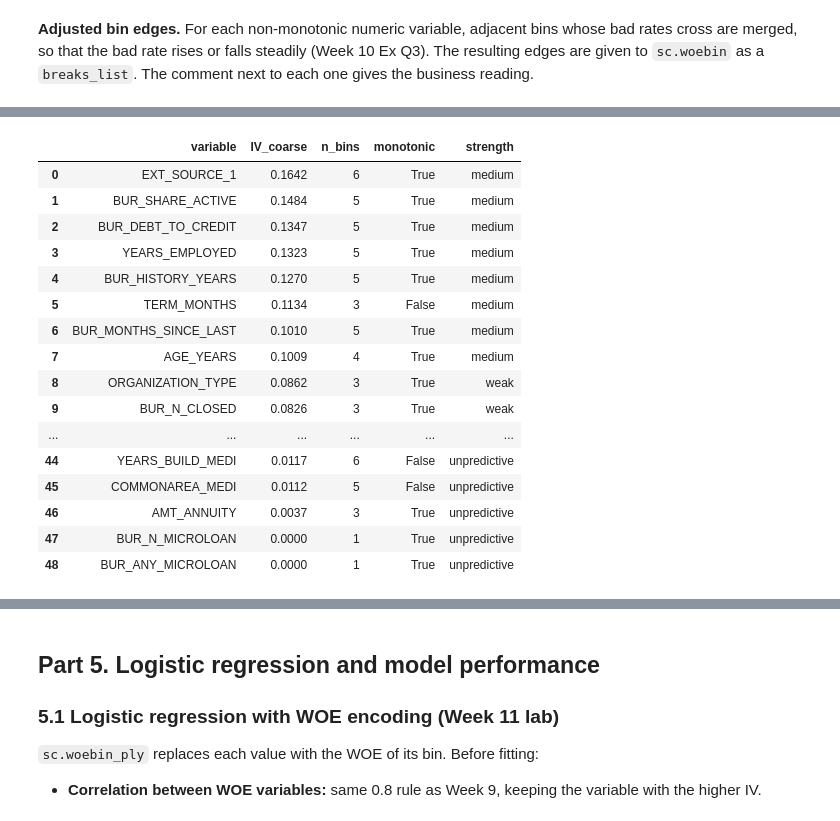
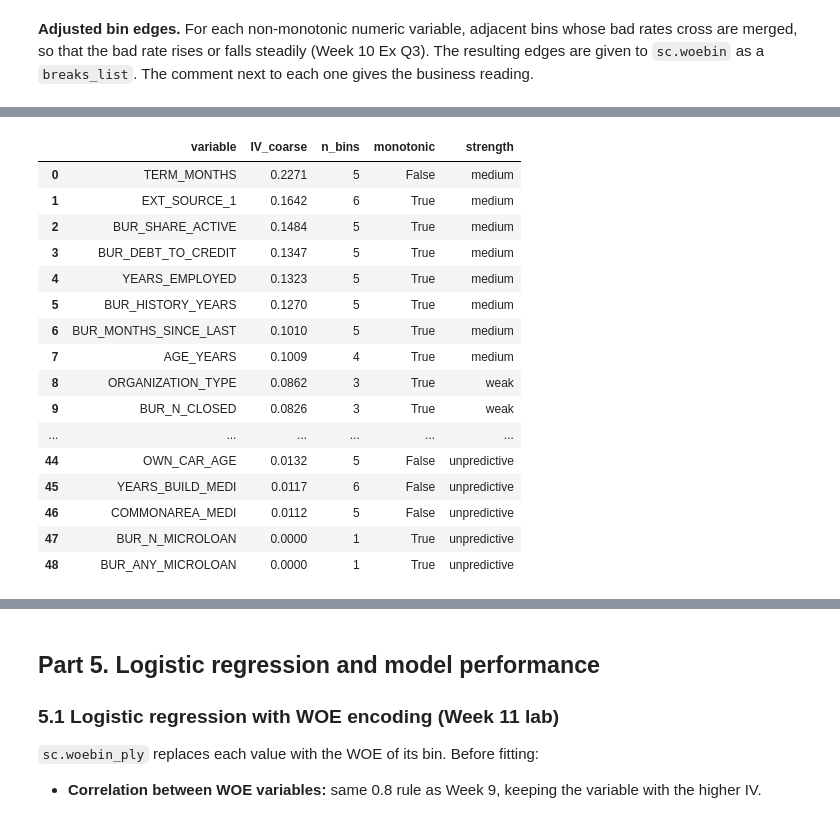
Before and after one commit to AmateurMadman/is453-group7-credit-scorecard, a Jupyter notebook: IS453_G7_Scorecard_Combined.ipynb, the cells around one changed output, grey strips where cells are left out. Saved outputs shown, nothing was run; the diff lists cells and outputs as text; code cells hidden in the pictures.

```diff
--- a/IS453_G7_Scorecard_Combined.ipynb
+++ b/IS453_G7_Scorecard_Combined.ipynb
@@ -832,8 +832,11 @@ for v in auto_summary.query('~monotonic and numeric')['variable']:
 that the bad rate rises or falls steadily (Week 10 Ex Q3). The resulting edges are given to `sc.woebin` as a `breaks_list`.
 The comment next to each one gives the business reading.
 # %%
+# UPDATED — Automatic binning is now the FINAL modelling approach.
+# Both sets of bins are learned from TRAINING data only.
+
+# Retain manually adjusted bins for comparison and audit purposes.
 breaks_adj = {
-    # Candidate manual breaks; verify against the new training population.
     'CREDIT_TO_GOODS':              [1.14, 1.25],
     'AMT_CREDIT':                   [110000, 180000],
     'AMT_ANNUITY':                  [13000, 16000],
@@ -844,17 +847,64 @@ breaks_adj = {
 }
 
 declared_breaks_adj = breaks_adj.copy()
-breaks_adj = {k: v for k, v in declared_breaks_adj.items() if k in screened}
-print('Applied manual bin breaks:', list(breaks_adj))
-print('Skipped (not IV-screened in this run):', sorted(set(declared_breaks_adj) - set(breaks_adj)))
-bins = sc.woebin(train[screened + ['TARGET']], y='TARGET', breaks_list=breaks_adj) if breaks_adj else bins_auto
 
-coarse_summary = pd.DataFrame([dict(variable=k, IV_coarse=v['total_iv'].iloc[0], n_bins=len(v), monotonic=is_monotonic(v))
-                               for k, v in bins.items()]).sort_values('IV_coarse', ascending=False).reset_index(drop=True)
-coarse_summary['strength'] = coarse_summary['IV_coarse'].map(iv_strength)
-print('still not monotonic:', coarse_summary.query('~monotonic')['variable'].tolist())
+breaks_adj = {
+    k: v for k, v in declared_breaks_adj.items()
+    if k in screened
+}
 
-coarse_kept = coarse_summary.loc[coarse_summary['IV_coarse'] >= 0.02, 'variable'].tolist()
-print(f'{len(coarse_kept)} variables with coarse IV >= 0.02')
-coarse_summary.round(4)
+# Comparison model only — NOT the final scorecard.
+bins_adjusted = (
+    sc.woebin(
+        train[screened + ['TARGET']],
+        y='TARGET',
+        breaks_list=breaks_adj
+    )
+    if breaks_adj else bins_auto
+)
+
+# FINAL MODEL: use automatic bins.
+bins = bins_auto
+
+print('FINAL BINNING METHOD: AUTOMATIC')
+print('Manual adjustments retained only for model comparison.')
+
+# Recalculate coarse-class IV using AUTOMATIC bins.
+coarse_summary = pd.DataFrame([
+    dict(
+        variable=k,
+        IV_coarse=v['total_iv'].iloc[0],
+        n_bins=len(v),
+        monotonic=is_monotonic(v)
+    )
+    for k, v in bins.items()
+]).sort_values(
+    'IV_coarse',
+    ascending=False
+).reset_index(drop=True)
+
+coarse_summary['strength'] = (
+    coarse_summary['IV_coarse'].map(iv_strength)
+)
+
+print(
+    'Non-monotonic automatic variables:',
+    coarse_summary.query('~monotonic')['variable'].tolist()
+)
+
+# Variable screening is now based on AUTOMATIC-bin IV.
+coarse_kept = coarse_summary.loc[
+    coarse_summary['IV_coarse'] >= 0.02,
+    'variable'
+].tolist()
+
+print(
+    f'{len(coarse_kept)} variables with automatic-bin '
+    'coarse IV >= 0.02'
+)
+
+assert bins is bins_auto
+assert set(coarse_kept).issubset(set(bins_auto))
+
+display(coarse_summary.round(4))
 # %% [output]
@@ -866,18 +916,18 @@ still not monotonic: ['TERM_MONTHS', 'BUR_MEAN_CREDIT', 'BUR_N_CREDIT_TYPES', 'B
 |  | variable | IV_coarse | n_bins | monotonic | strength |
-| 0 | EXT_SOURCE_1 | 0.1642 | 6 | True | medium |
-| 1 | BUR_SHARE_ACTIVE | 0.1484 | 5 | True | medium |
-| 2 | BUR_DEBT_TO_CREDIT | 0.1347 | 5 | True | medium |
-| 3 | YEARS_EMPLOYED | 0.1323 | 5 | True | medium |
-| 4 | BUR_HISTORY_YEARS | 0.1270 | 5 | True | medium |
-| 5 | TERM_MONTHS | 0.1134 | 3 | False | medium |
+| 0 | TERM_MONTHS | 0.2271 | 5 | False | medium |
+| 1 | EXT_SOURCE_1 | 0.1642 | 6 | True | medium |
+| 2 | BUR_SHARE_ACTIVE | 0.1484 | 5 | True | medium |
+| 3 | BUR_DEBT_TO_CREDIT | 0.1347 | 5 | True | medium |
+| 4 | YEARS_EMPLOYED | 0.1323 | 5 | True | medium |
+| 5 | BUR_HISTORY_YEARS | 0.1270 | 5 | True | medium |
 | 6 | BUR_MONTHS_SINCE_LAST | 0.1010 | 5 | True | medium |
 | 7 | AGE_YEARS | 0.1009 | 4 | True | medium |
 | 8 | ORGANIZATION_TYPE | 0.0862 | 3 | True | weak |
 | 9 | BUR_N_CLOSED | 0.0826 | 3 | True | weak |
 | ... | ... | ... | ... | ... | ... |
-| 44 | YEARS_BUILD_MEDI | 0.0117 | 6 | False | unpredictive |
-| 45 | COMMONAREA_MEDI | 0.0112 | 5 | False | unpredictive |
-| 46 | AMT_ANNUITY | 0.0037 | 3 | True | unpredictive |
+| 44 | OWN_CAR_AGE | 0.0132 | 5 | False | unpredictive |
+| 45 | YEARS_BUILD_MEDI | 0.0117 | 6 | False | unpredictive |
+| 46 | COMMONAREA_MEDI | 0.0112 | 5 | False | unpredictive |
 | 47 | BUR_N_MICROLOAN | 0.0000 | 1 | True | unpredictive |
 | 48 | BUR_ANY_MICROLOAN | 0.0000 | 1 | True | unpredictive |
 # %%
```
Also changed, not shown: parts of 26 cells of this notebook, 15 other files.
